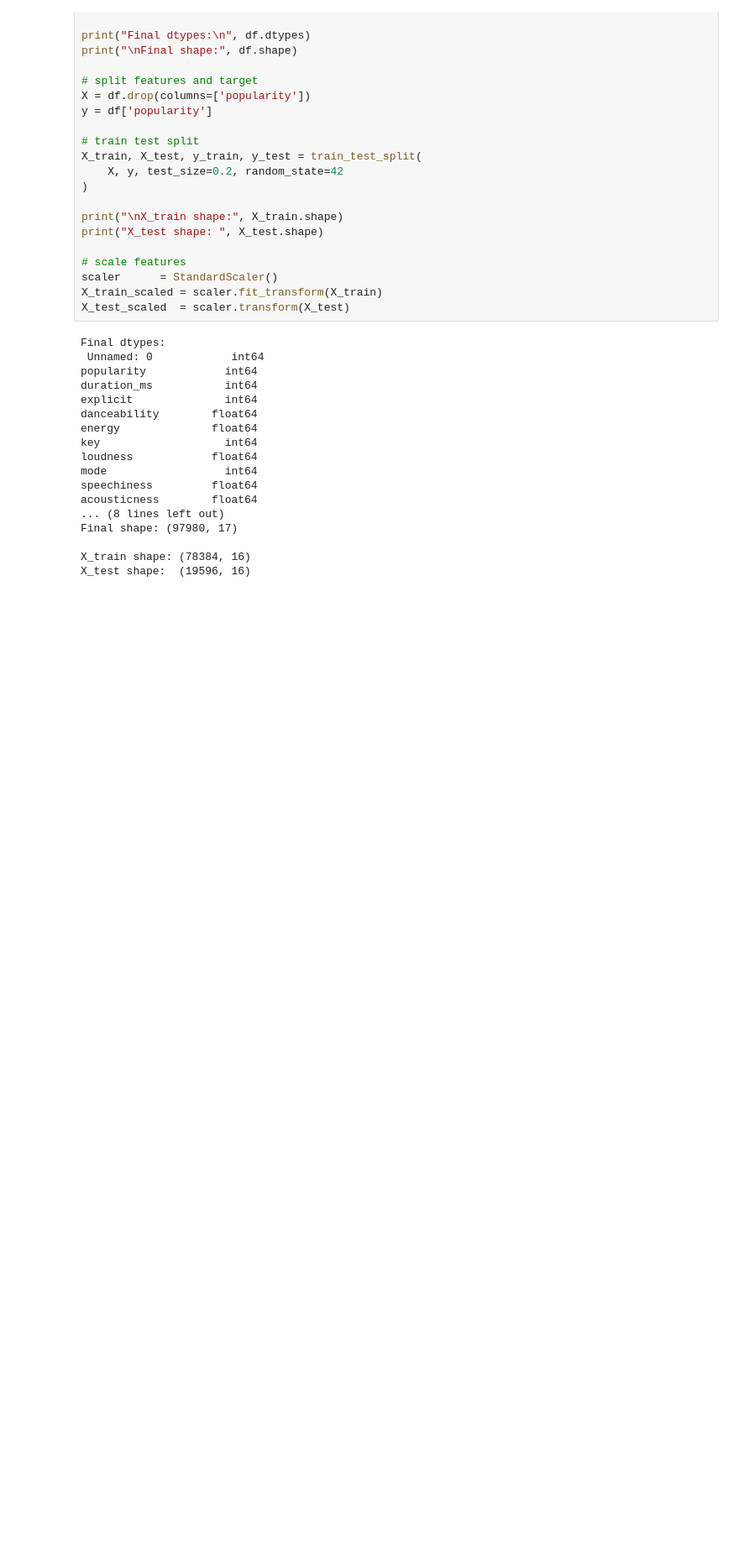
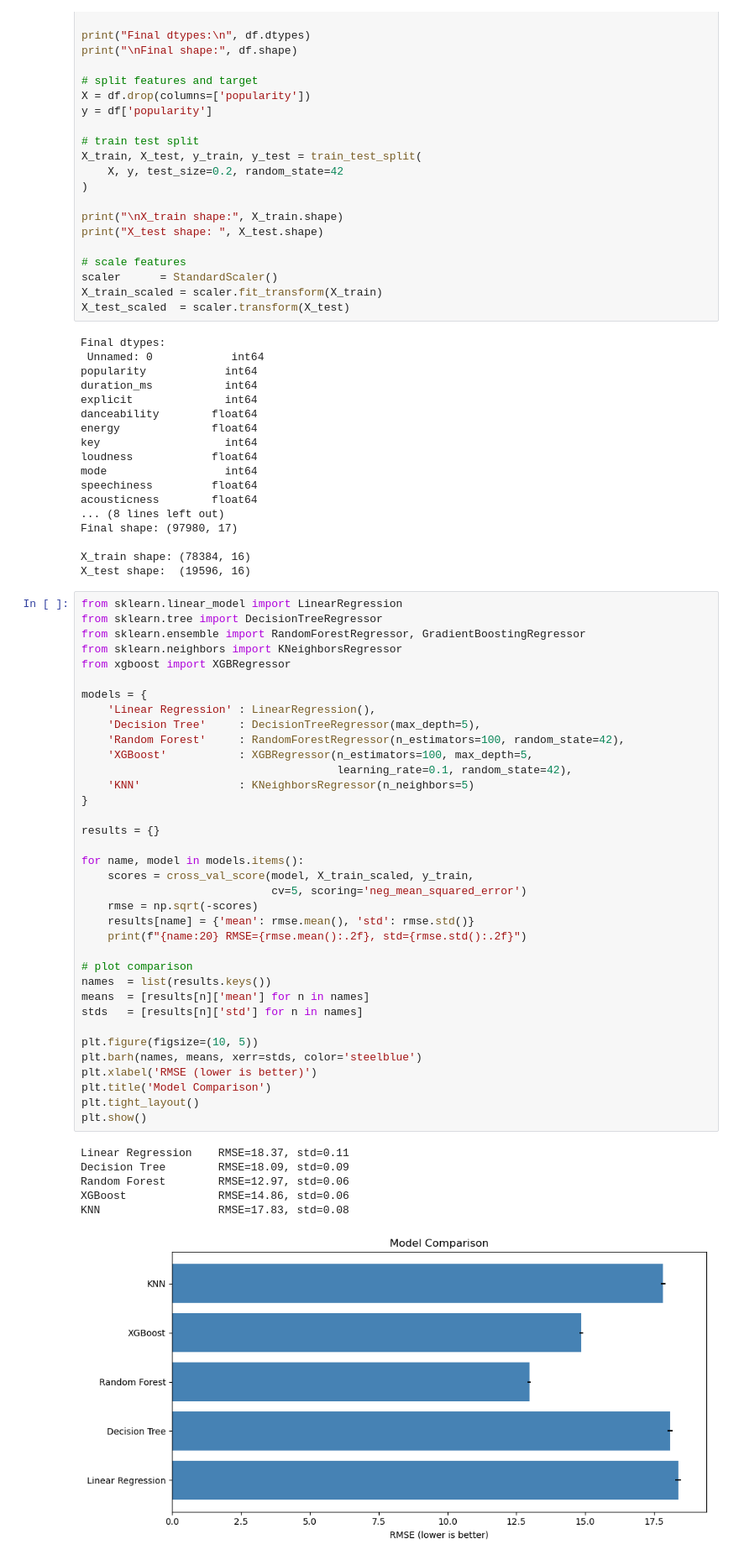
Before and after one commit to noirithm/spotify-popularity-predictor, a Jupyter notebook: main.ipynb, the cells around one changed output. Shown at 84% size. Drawn from its saved outputs; the diff is of its cells as text; blank space fills up the shorter version.

Commit message:
feat: train and compare 5 models with cross validation

```diff
--- a/main.ipynb
+++ b/main.ipynb
@@ -142,3 +142,46 @@ Final shape: (97980, 17)
 
 X_train shape: (78384, 16)
 X_test shape:  (19596, 16)
+# %%
+from sklearn.linear_model import LinearRegression
+from sklearn.tree import DecisionTreeRegressor
+from sklearn.ensemble import RandomForestRegressor, GradientBoostingRegressor
+from sklearn.neighbors import KNeighborsRegressor
+from xgboost import XGBRegressor
+
+models = {
+    'Linear Regression' : LinearRegression(),
+    'Decision Tree'     : DecisionTreeRegressor(max_depth=5),
+    'Random Forest'     : RandomForestRegressor(n_estimators=100, random_state=42),
+    'XGBoost'           : XGBRegressor(n_estimators=100, max_depth=5,
+                                       learning_rate=0.1, random_state=42),
+    'KNN'               : KNeighborsRegressor(n_neighbors=5)
+}
+
+results = {}
+
+for name, model in models.items():
+    scores = cross_val_score(model, X_train_scaled, y_train,
+                             cv=5, scoring='neg_mean_squared_error')
+    rmse = np.sqrt(-scores)
+    results[name] = {'mean': rmse.mean(), 'std': rmse.std()}
+    print(f"{name:20} RMSE={rmse.mean():.2f}, std={rmse.std():.2f}")
+
+# plot comparison
+names  = list(results.keys())
+means  = [results[n]['mean'] for n in names]
+stds   = [results[n]['std'] for n in names]
+
+plt.figure(figsize=(10, 5))
+plt.barh(names, means, xerr=stds, color='steelblue')
+plt.xlabel('RMSE (lower is better)')
+plt.title('Model Comparison')
+plt.tight_layout()
+plt.show()
+# %% [output]
+Linear Regression    RMSE=18.37, std=0.11
+Decision Tree        RMSE=18.09, std=0.09
+Random Forest        RMSE=12.97, std=0.06
+XGBoost              RMSE=14.86, std=0.06
+KNN                  RMSE=17.83, std=0.08
+[figure, added]
```
